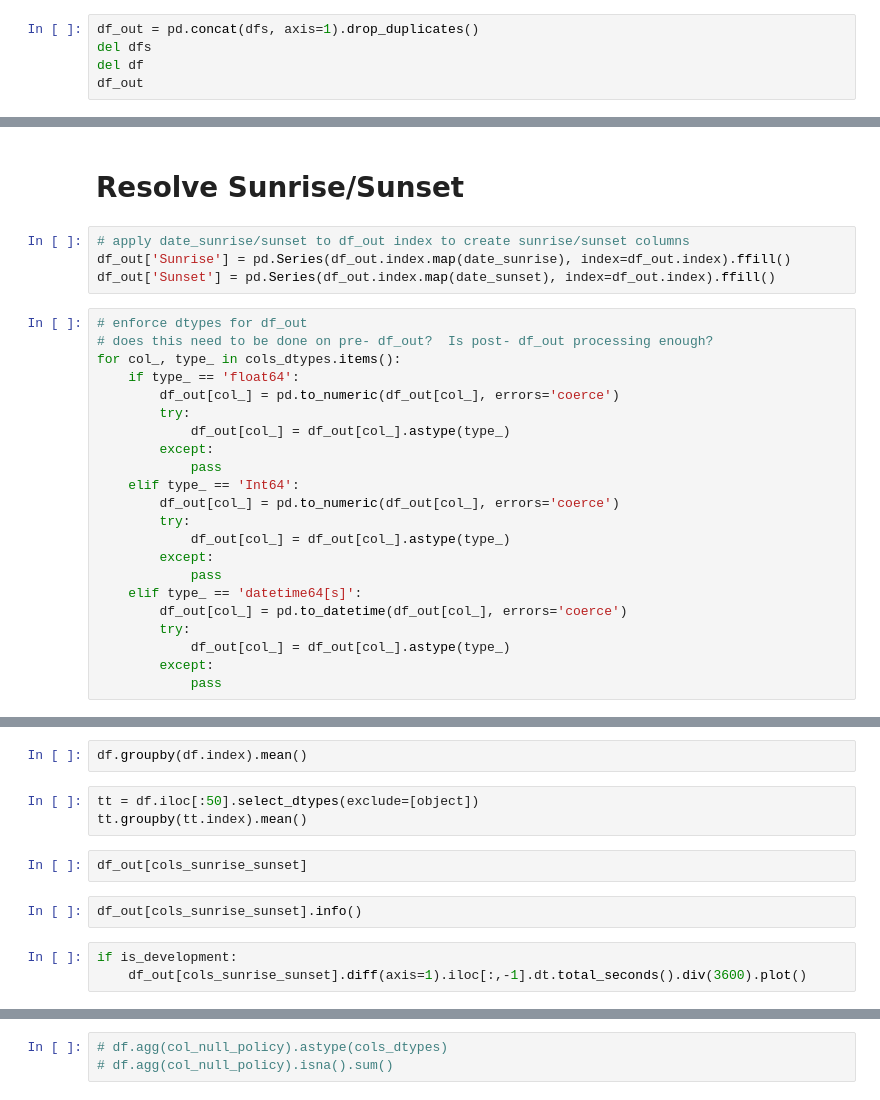
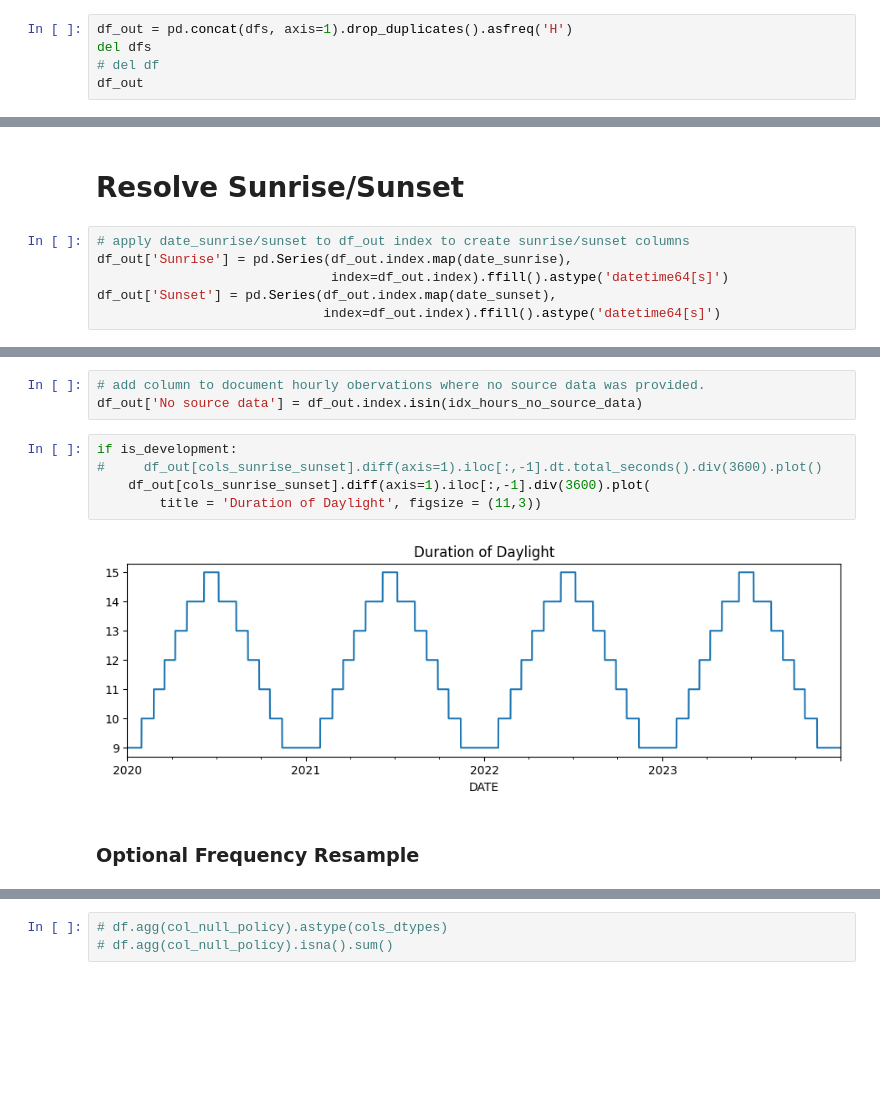
Before and after one commit to emskiphoto/noaa-weather-hourly, a Jupyter notebook: dev/noaa-weather-hourly.ipynb, the cells around one changed output, grey strips where cells are left out. Cells and saved outputs as stored; diff of their text form; blank space fills up the shorter version.

Commit message:
Sunrise/set, pre/post stats comparison, optional filename

```diff
--- a/dev/noaa-weather-hourly.ipynb
+++ b/dev/noaa-weather-hourly.ipynb
@@ -781,7 +687,7 @@ Wall time: 80.5 ms
 # %%
-df_out = pd.concat(dfs, axis=1).drop_duplicates()
+df_out = pd.concat(dfs, axis=1).drop_duplicates().asfreq('H')
 del dfs
-del df
+# del df
 df_out
 # %% [output]
 |  | HourlyAltimeterSetting | HourlyDewPointTemperature | HourlyDryBulbTemperature | HourlyPrecipitation | ... |
@@ -802,27 +735,7 @@ df_out
 # Resolve Sunrise/Sunset
 # %%
 # apply date_sunrise/sunset to df_out index to create sunrise/sunset columns
-df_out['Sunrise'] = pd.Series(df_out.index.map(date_sunrise), index=df_out.index).ffill()
-df_out['Sunset'] = pd.Series(df_out.index.map(date_sunset), index=df_out.index).ffill()
+df_out['Sunrise'] = pd.Series(df_out.index.map(date_sunrise),
+                              index=df_out.index).ffill().astype('datetime64[s]')
+df_out['Sunset'] = pd.Series(df_out.index.map(date_sunset),
+                             index=df_out.index).ffill().astype('datetime64[s]')
-# %%
-# enforce dtypes for df_out
-# does this need to be done on pre- df_out?  Is post- df_out processing enough?
-for col_, type_ in cols_dtypes.items():
-    if type_ == 'float64':
-        df_out[col_] = pd.to_numeric(df_out[col_], errors='coerce')
-        try:
-            df_out[col_] = df_out[col_].astype(type_)
-        except:
-            pass
-    elif type_ == 'Int64':
-        df_out[col_] = pd.to_numeric(df_out[col_], errors='coerce')
-        try:
-            df_out[col_] = df_out[col_].astype(type_)
-        except:
-            pass
-    elif type_ == 'datetime64[s]':
-        df_out[col_] = pd.to_datetime(df_out[col_], errors='coerce')
-        try:
-            df_out[col_] = df_out[col_].astype(type_)
-        except:
-            pass
@@ -869,12 +784,12 @@ df.select_dtypes(exclude=[object]).columns
-# %%
-df.groupby(df.index).mean()
-# %%
-tt = df.iloc[:50].select_dtypes(exclude=[object])
-tt.groupby(tt.index).mean()
-# %%
-df_out[cols_sunrise_sunset]
-# %%
-df_out[cols_sunrise_sunset].info()
+# %%
+# add column to document hourly obervations where no source data was provided.
+df_out['No source data'] = df_out.index.isin(idx_hours_no_source_data)
 # %%
 if is_development:
-    df_out[cols_sunrise_sunset].diff(axis=1).iloc[:,-1].dt.total_seconds().div(3600).plot()
+#     df_out[cols_sunrise_sunset].diff(axis=1).iloc[:,-1].dt.total_seconds().div(3600).plot()
+    df_out[cols_sunrise_sunset].diff(axis=1).iloc[:,-1].div(3600).plot(
+        title = 'Duration of Daylight', figsize = (11,3))
+# %% [output]
+[figure, added]
+# %% [markdown]
+### Optional Frequency Resample
```
Also changed, not shown: parts of 39 cells of this notebook, 4 other files.
